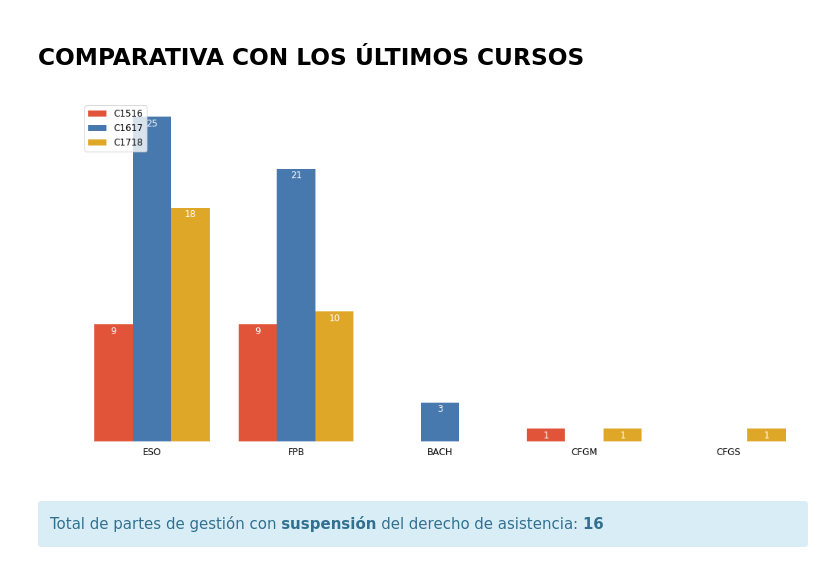
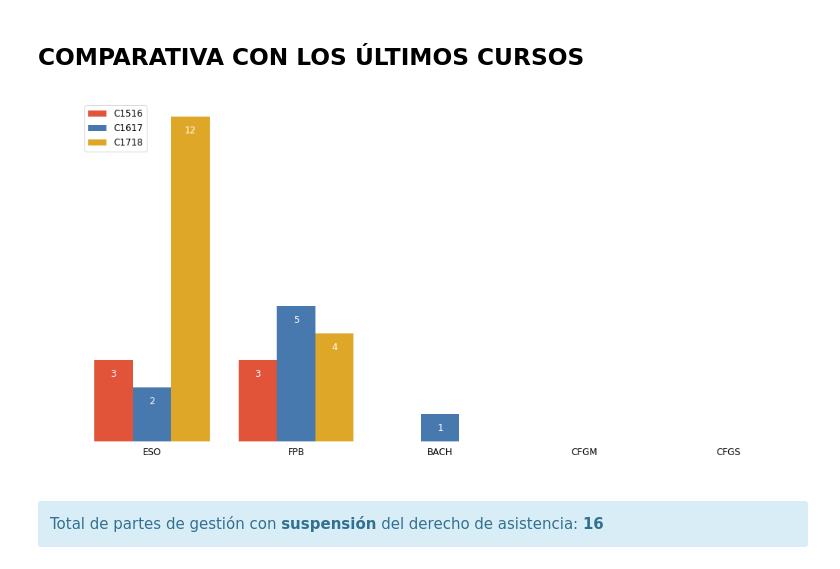
Before and after one commit to iespuertodelacruz/analitica, a Jupyter notebook: C1718/E2.ipynb, the cells around one changed output. Drawn from its saved outputs; the diff is of its cells as text; code cells hidden in the pictures.

```diff
--- a/C1718/E2.ipynb
+++ b/C1718/E2.ipynb
@@ -88,7 +88,7 @@ def factor_chart(data, y, value_margin=2, is_percentage=True, estimator=np.mean)
     colors = ["orange red", "windows blue", "amber"]
     custom_palette = sns.xkcd_palette(colors)
     sns.factorplot(x="etapa", y=y, hue="curso", size=7, aspect=2, legend=False, estimator=estimator,
-                   data=df.reset_index(), kind="bar", palette=custom_palette, ci=None)
+                   data=data.reset_index(), kind="bar", palette=custom_palette, ci=None)
     plt.legend(loc="upper left", prop={"size": FONTSIZE})
     makeup_chart(FONTSIZE, value_margin, is_percentage)
 # %%
@@ -377,9 +377,9 @@ bar_chart(df_non_attendance, 0.3, False)
 # %% [markdown]
 ## COMPARATIVA CON LOS ÚLTIMOS CURSOS
 # %%
-factor_chart(df.reset_index(), "suspensión_asistencia", .5, False, np.sum)
+factor_chart(df.xs(labels[-1][1], level=1), "suspensión_asistencia", .5, False, np.sum)
 # %% [output]
-[figure, old version]
+[figure, new version]
 # %%
 total_non_attendance = df_non_attendance.sum()
 display(HTML(f"""
```
Also changed, not shown: parts of 6 cells of this notebook.
